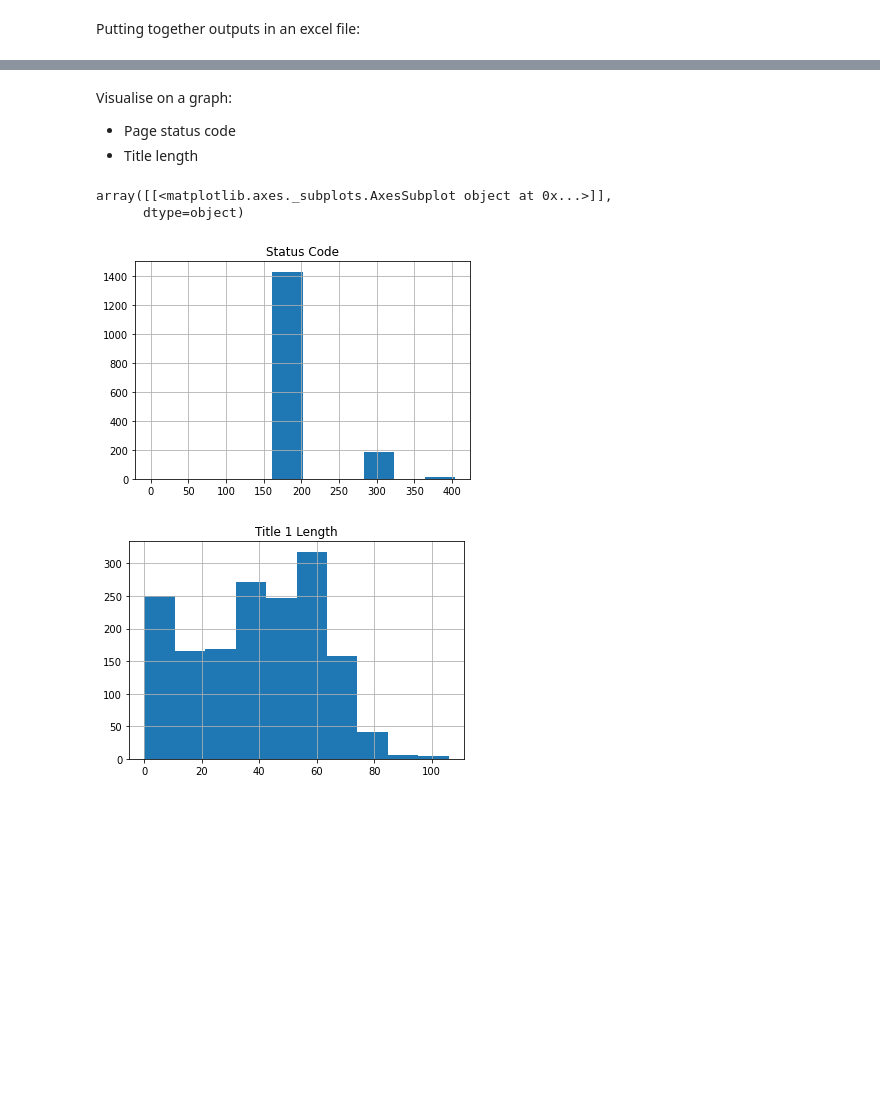
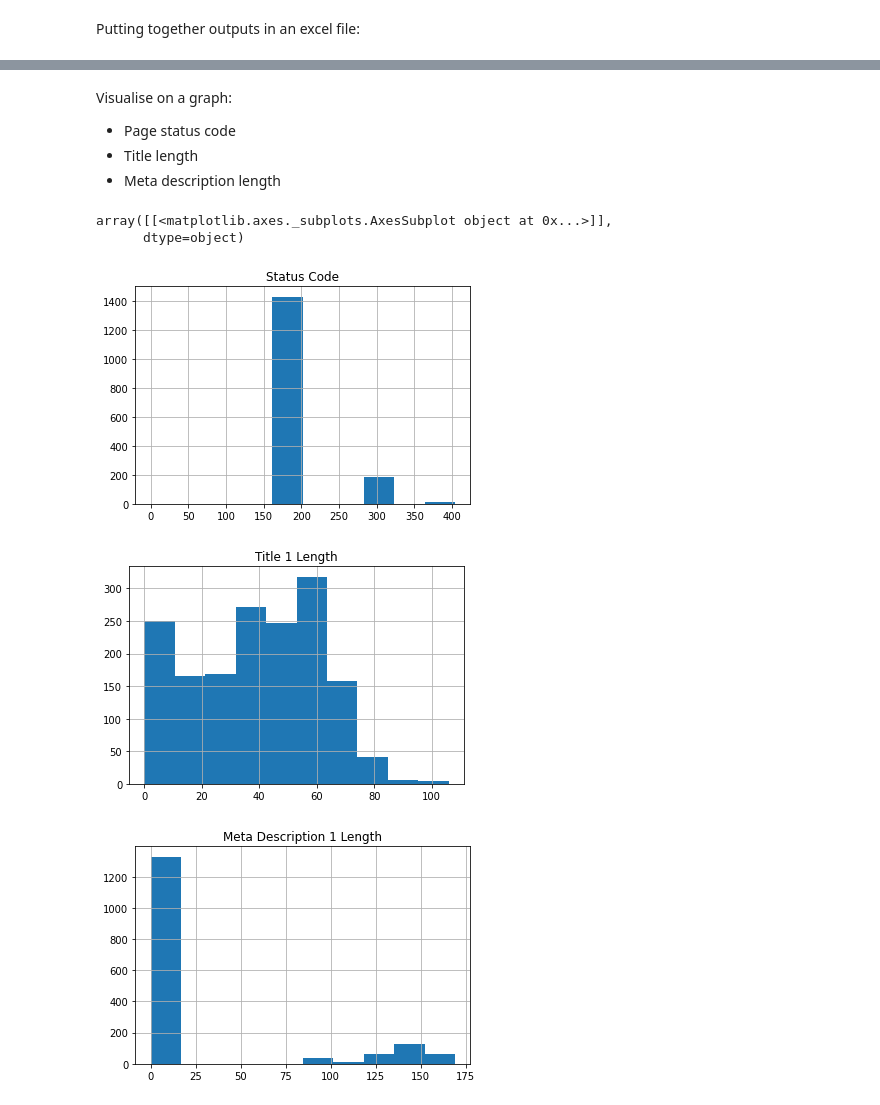
Before and after one commit to Paoladidon/python-script, a Jupyter notebook: [TO_BE_SHARED]_Screaming_frog_output_manipulation.ipynb, the cells around one changed output, grey strips where cells are left out. Saved outputs shown, nothing was run; the diff lists cells and outputs as text; code cells hidden in the pictures; blank space fills up the shorter version.

```diff
--- a/[TO_BE_SHARED]_Screaming_frog_output_manipulation.ipynb
+++ b/[TO_BE_SHARED]_Screaming_frog_output_manipulation.ipynb
@@ -324,11 +331,14 @@ Visualise on a graph:
 
 *   Page status code
 *   Title length
+*   Meta description length
 # %%
 df2.hist('Status Code')
 df2.hist('Title 1 Length')
+df2.hist('Meta Description 1 Length')
 # %% [output]
 array([[<matplotlib.axes._subplots.AxesSubplot object at 0x...>]],
       dtype=object)
 [figure]
 [figure]
+[figure, added]
```
Also changed, not shown: parts of 1 cell of this notebook.
